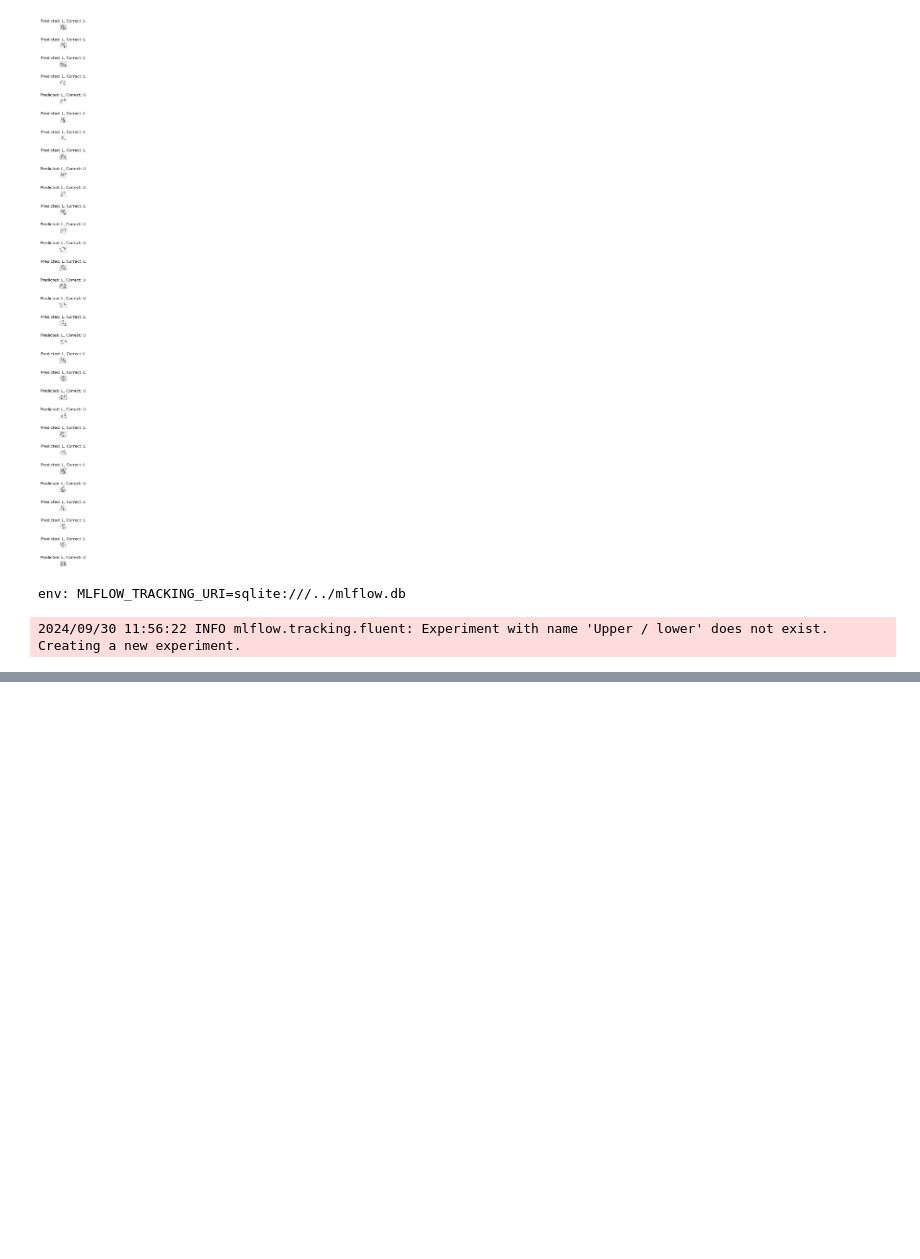
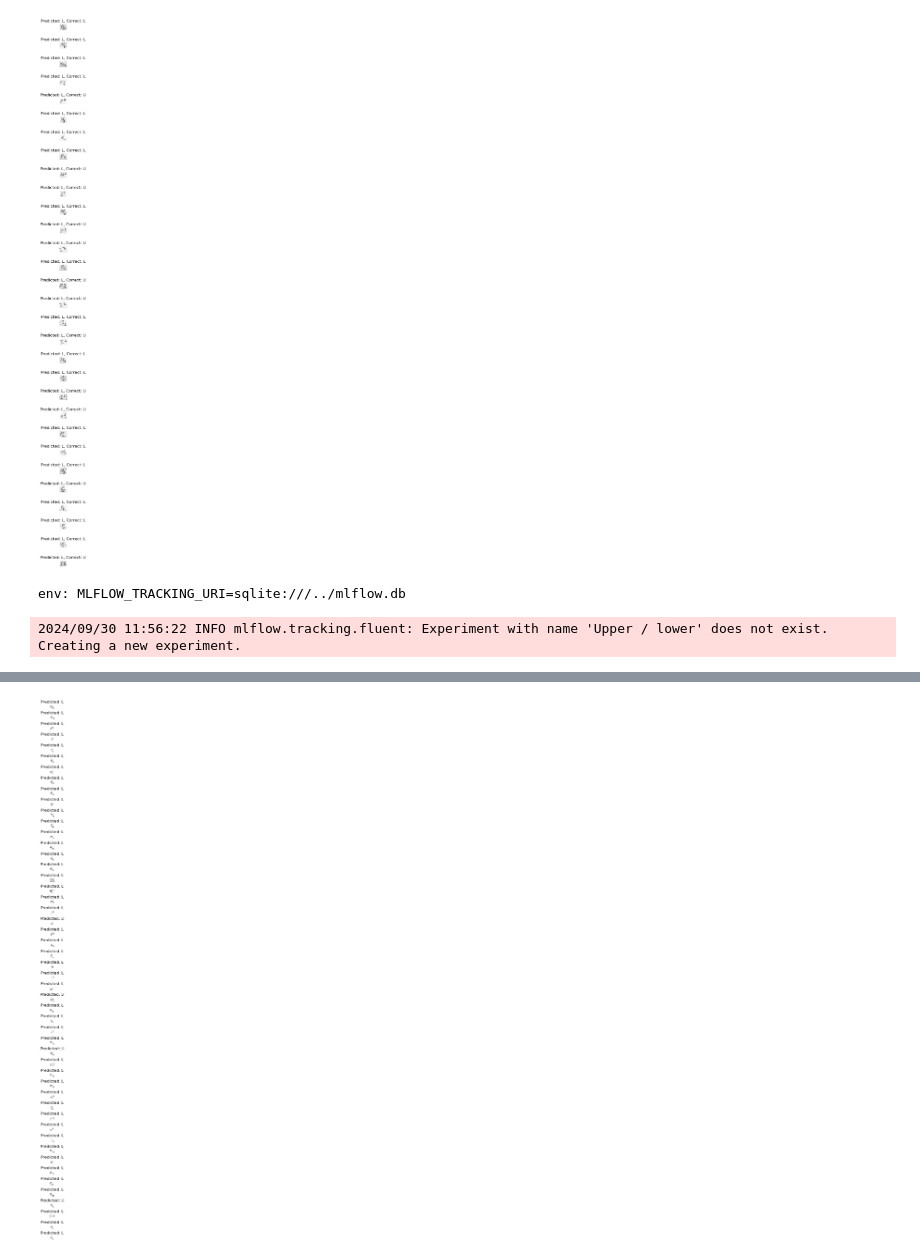
Before and after one commit to korolainenriikka/thesis, a Jupyter notebook: code/experiments/upper_lower.ipynb, the cells around one changed output, grey strips where cells are left out. Cells and saved outputs as stored; diff of their text form; code cells hidden in the pictures; blank space fills up the shorter version.

Commit message:
Experiment with azure -> tooth or not, upper/lower jaw problems

```diff
--- a/code/experiments/upper_lower.ipynb
+++ b/code/experiments/upper_lower.ipynb
@@ -326,3 +326,41 @@ with mlflow.start_run():
 # %% [output]
 env: MLFLOW_TRACKING_URI=sqlite:///../mlflow.db
 2024/09/30 11:56:22 INFO mlflow.tracking.fluent: Experiment with name 'Upper / lower' does not exist. Creating a new experiment.
+# %%
+# testing: new tooth data upper/lower jaw inference
+
+def id_to_upper_lower(id):
+    if id == 0:
+        return 'U'
+    elif id == 1:
+        return 'L'
+
+correct = 0
+fig, ax = plt.subplots(50, figsize = (500,30))
+plt.subplots_adjust(hspace=2)
+original_images = glob.glob('/home/riikoro/fossil_data/tooth_samples/v3/*.png')
+for i, filename in enumerate(original_images):
+    image = cv2.imread(filename, cv2.IMREAD_GRAYSCALE)
+    img_num = filename.split('/')[-1].split('.')[0]
+    # print(img_num)
+    # break
+    # loc = int(img_num)
+    # label = type_labels.iloc[loc]
+
+    preprocessed = preprocess_img(image)
+    pred = model.predict(preprocessed.reshape(1,28,28,1))
+    pred = id_to_upper_lower(np.argmax(pred))
+    # truth = id_to_upper_lower(np.argmax(label))
+    fig_title = f'Predicted: {pred}'
+    # if pred == truth:
+    #     correct += 1
+
+    ax[i].imshow(image, cmap='gray')
+    ax[i].axis('off')
+    ax[i].set_title(fig_title)
+    if i == 49:
+        break
+
+# acc = correct/30
+# print(f"Accuracy: {acc} %")
+# %% [output]
@@ -328,0 +384 @@ env: MLFLOW_TRACKING_URI=sqlite:///../mlflow.db
+[figure, added]
```
Also changed, not shown: parts of 1 cell of this notebook, 3 other files.
